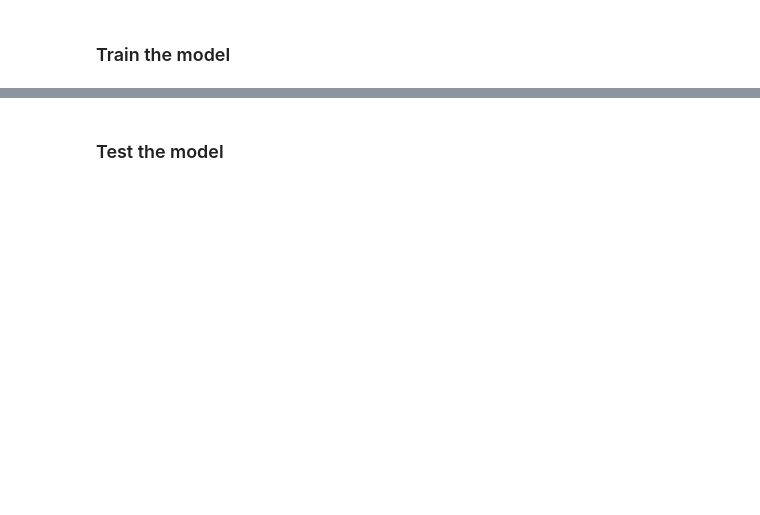
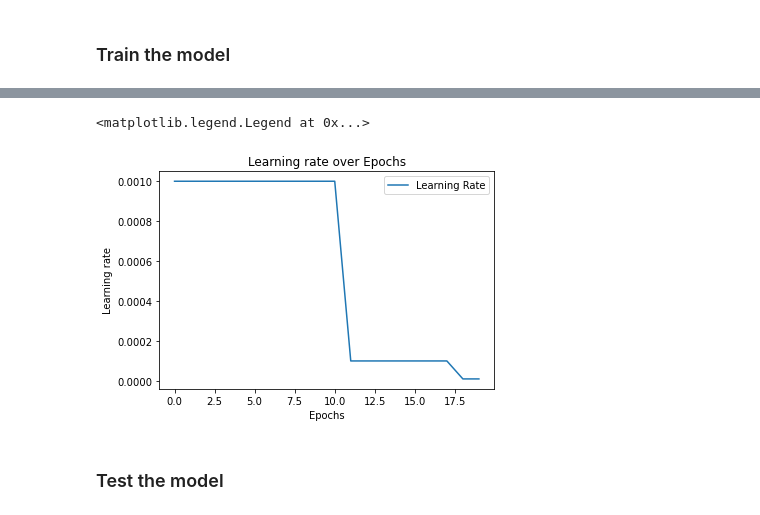
Before and after one commit to joao-pm-santos96/ml_project2, a Jupyter notebook: pneumonia.ipynb, the cells around one changed output, grey strips where cells are left out. Saved outputs shown, nothing was run; the diff lists cells and outputs as text; code cells hidden in the pictures; blank space fills up the shorter version.

```diff
--- a/pneumonia.ipynb
+++ b/pneumonia.ipynb
@@ -324,3 +434,12 @@ print("Minimum Validation Loss: {:0.4f}".format(history_df['val_loss'].min()));
+# %%
+history_df.loc[0:, ['lr']].plot(
+    title='Learning rate over Epochs',
+    xlabel='Epochs',
+    ylabel='Learning rate')
+plt.legend(["Learning Rate"])
+# %% [output]
+<matplotlib.legend.Legend at 0x...>
+[figure, added]
 # %% [markdown]
 ### Test the model
 # %%
```
Also changed, not shown: parts of 19 cells of this notebook, 15 other files.
